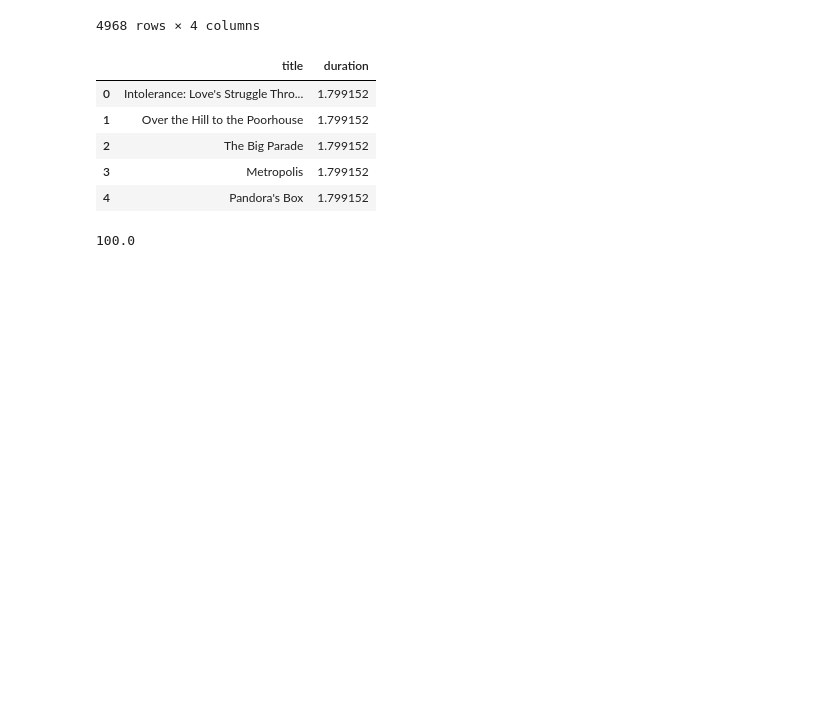
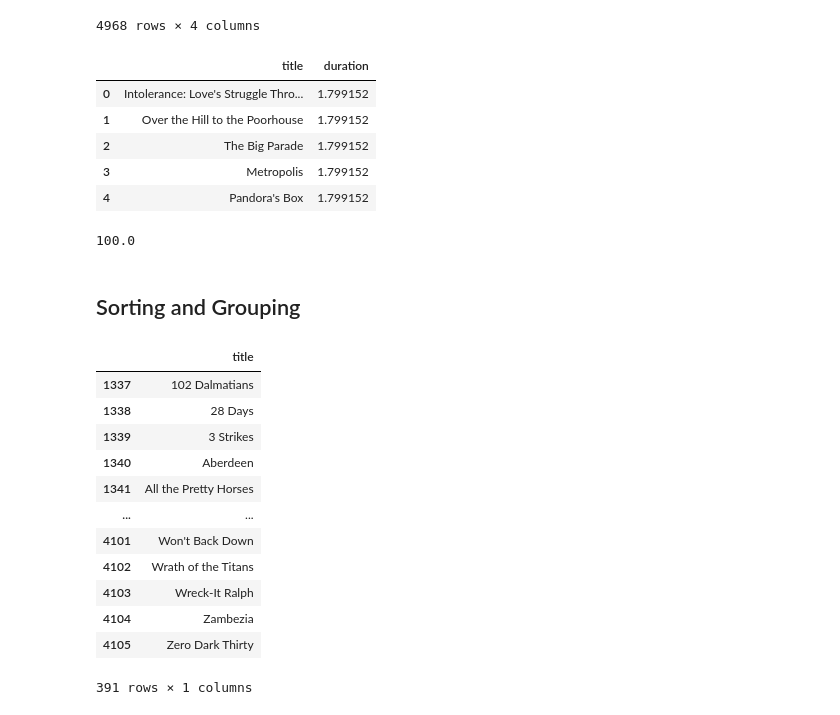
Before and after one commit to ishtiakrongon/Learning-Python, a Jupyter notebook: Basic Data Exploration with Pandas.ipynb, the cells around one changed output. Cells and saved outputs as stored; diff of their text form; code cells hidden in the pictures; blank space fills up the shorter version.

```diff
--- a/Basic Data Exploration with Pandas.ipynb
+++ b/Basic Data Exploration with Pandas.ipynb
@@ -523,3 +523,24 @@ difference = films["release_year"].max() - films["release_year"].min()
 difference
 # %% [output]
 100.0
+# %% [markdown]
+## Sorting and Grouping
+# %%
+# Get the title of films released in 2000 or 2012, in the order they were released
+
+var_title_released_year = films.loc[:, ["title"]] [(films["release_year"] == 2000) | (films["release_year"] == 2012)]
+var_title_released_year
+# %% [output]
+|  | title |
+| 1337 | 102 Dalmatians |
+| 1338 | 28 Days |
+| 1339 | 3 Strikes |
+| 1340 | Aberdeen |
+| 1341 | All the Pretty Horses |
+| ... | ... |
+| 4101 | Won't Back Down |
+| 4102 | Wrath of the Titans |
+| 4103 | Wreck-It Ralph |
+| 4104 | Zambezia |
+| 4105 | Zero Dark Thirty |
+391 rows × 1 columns
```
